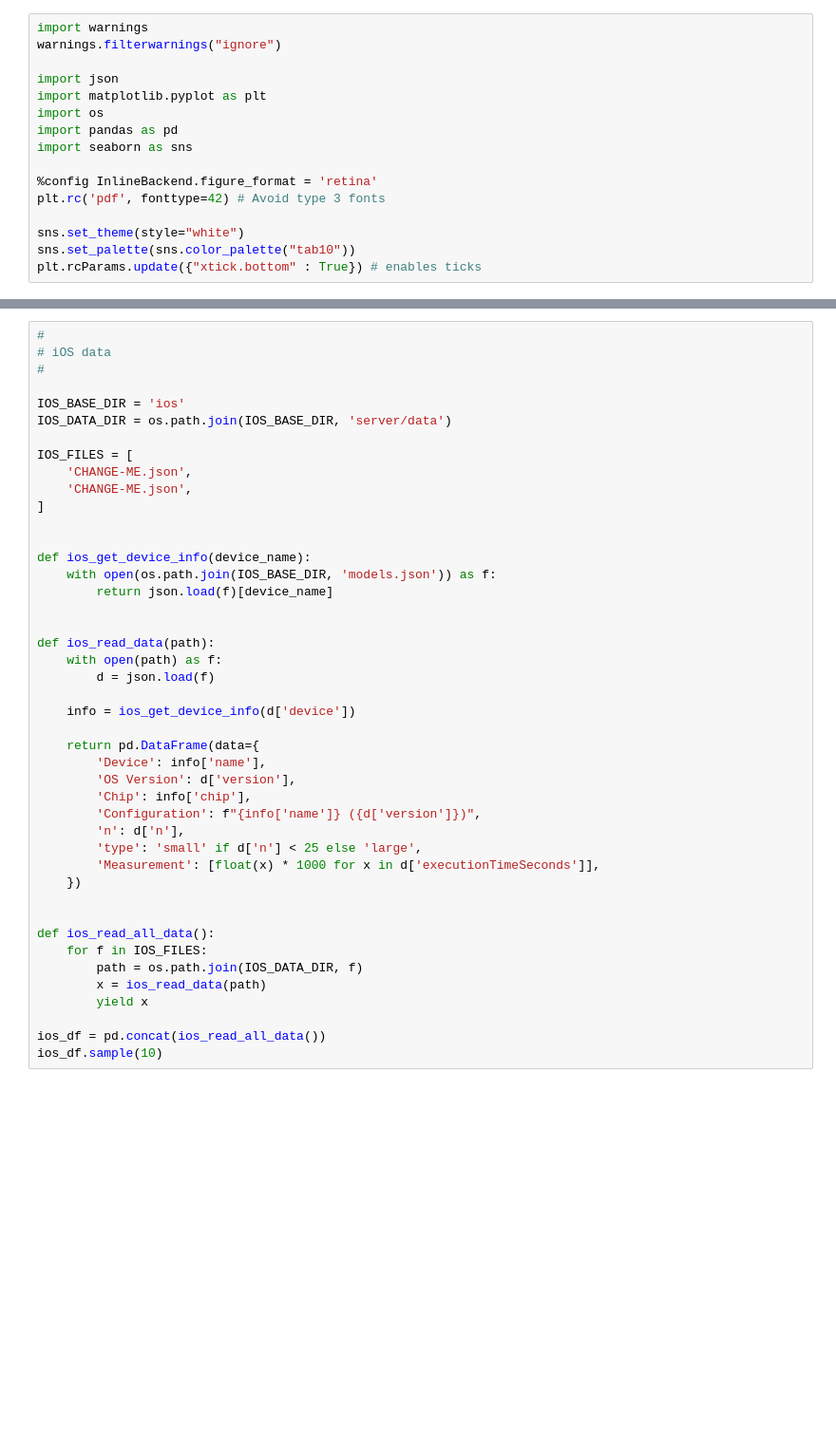
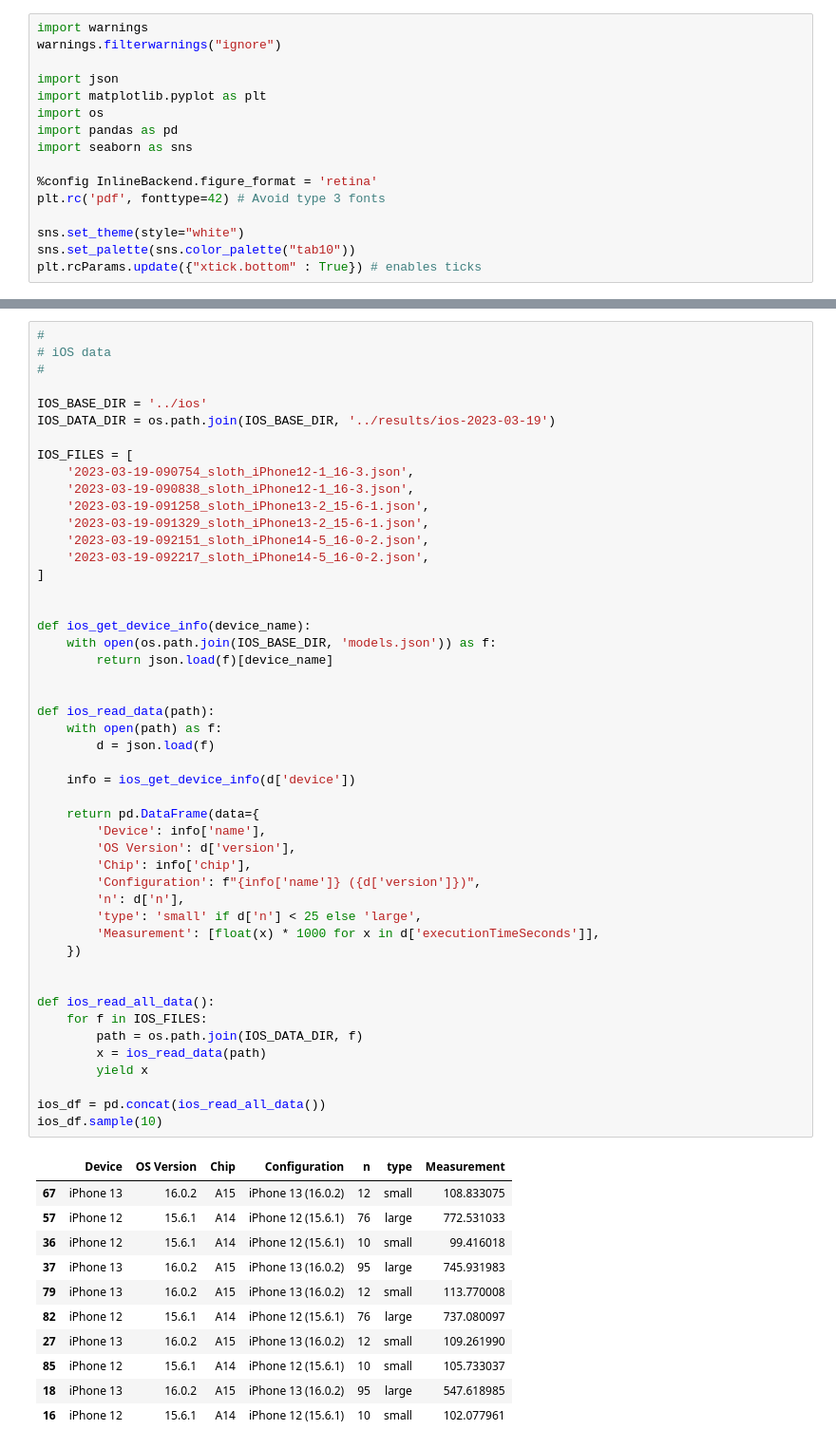
Before and after one commit to lambdapioneer/sloth, a Jupyter notebook: evaluation/03-analysis-android-and-ios-sloth-perf.ipynb, the cells around one changed output, grey strips where cells are left out. Shown: that part at 95% size. Drawn from its saved outputs; the diff is of its cells as text; blank space fills up the shorter version.

```diff
--- a/evaluation/03-analysis-android-and-ios-sloth-perf.ipynb
+++ b/evaluation/03-analysis-android-and-ios-sloth-perf.ipynb
@@ -112,45 +118,61 @@ KeyError: 'l'
 # iOS data
 #
 
-IOS_BASE_DIR = 'ios'
-IOS_DATA_DIR = os.path.join(IOS_BASE_DIR, 'server/data')
+IOS_BASE_DIR = '../ios'
+IOS_DATA_DIR = os.path.join(IOS_BASE_DIR, '../results/ios-2023-03-19')
 
 IOS_FILES = [
-    'CHANGE-ME.json',
-    'CHANGE-ME.json',
+    '2023-03-19-090754_sloth_iPhone12-1_16-3.json',
+    '2023-03-19-090838_sloth_iPhone12-1_16-3.json',
+    '2023-03-19-091258_sloth_iPhone13-2_15-6-1.json',
+    '2023-03-19-091329_sloth_iPhone13-2_15-6-1.json',
+    '2023-03-19-092151_sloth_iPhone14-5_16-0-2.json',
+    '2023-03-19-092217_sloth_iPhone14-5_16-0-2.json',
 ]
 
 
 def ios_get_device_info(device_name):
     with open(os.path.join(IOS_BASE_DIR, 'models.json')) as f:
         return json.load(f)[device_name]
 
 
 def ios_read_data(path):
     with open(path) as f:
         d = json.load(f)
 
     info = ios_get_device_info(d['device'])
 
     return pd.DataFrame(data={
         'Device': info['name'],
         'OS Version': d['version'],
         'Chip': info['chip'],
         'Configuration': f"{info['name']} ({d['version']})",
         'n': d['n'],
         'type': 'small' if d['n'] < 25 else 'large',
         'Measurement': [float(x) * 1000 for x in d['executionTimeSeconds']],
     })
 
 
 def ios_read_all_data():
     for f in IOS_FILES:
         path = os.path.join(IOS_DATA_DIR, f)
         x = ios_read_data(path)
         yield x
 
 ios_df = pd.concat(ios_read_all_data())
 ios_df.sample(10)
+# %% [output]
+|  | Device | OS Version | Chip | Configuration | n | type | Measurement |
+| 67 | iPhone 13 | 16.0.2 | A15 | iPhone 13 (16.0.2) | 12 | small | 108.833075 |
+| 57 | iPhone 12 | 15.6.1 | A14 | iPhone 12 (15.6.1) | 76 | large | 772.531033 |
+| 36 | iPhone 12 | 15.6.1 | A14 | iPhone 12 (15.6.1) | 10 | small | 99.416018 |
+| 37 | iPhone 13 | 16.0.2 | A15 | iPhone 13 (16.0.2) | 95 | large | 745.931983 |
+| 79 | iPhone 13 | 16.0.2 | A15 | iPhone 13 (16.0.2) | 12 | small | 113.770008 |
+| 82 | iPhone 12 | 15.6.1 | A14 | iPhone 12 (15.6.1) | 76 | large | 737.080097 |
+| 27 | iPhone 13 | 16.0.2 | A15 | iPhone 13 (16.0.2) | 12 | small | 109.261990 |
+| 85 | iPhone 12 | 15.6.1 | A14 | iPhone 12 (15.6.1) | 10 | small | 105.733037 |
+| 18 | iPhone 13 | 16.0.2 | A15 | iPhone 13 (16.0.2) | 95 | large | 547.618985 |
+| 16 | iPhone 12 | 15.6.1 | A14 | iPhone 12 (15.6.1) | 10 | small | 102.077961 |
 # %%
 #
 # Box plot with the Android LongSloth execution times
```
Also changed, not shown: parts of 2 cells of this notebook, 10 other files.
